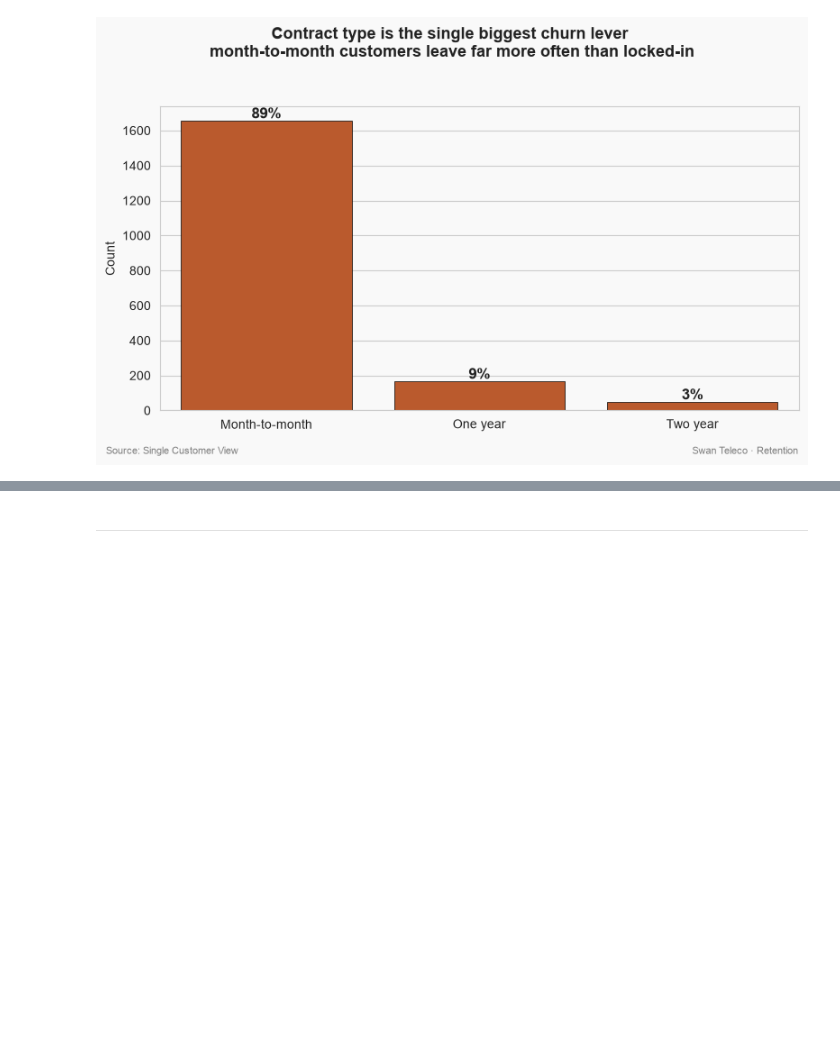
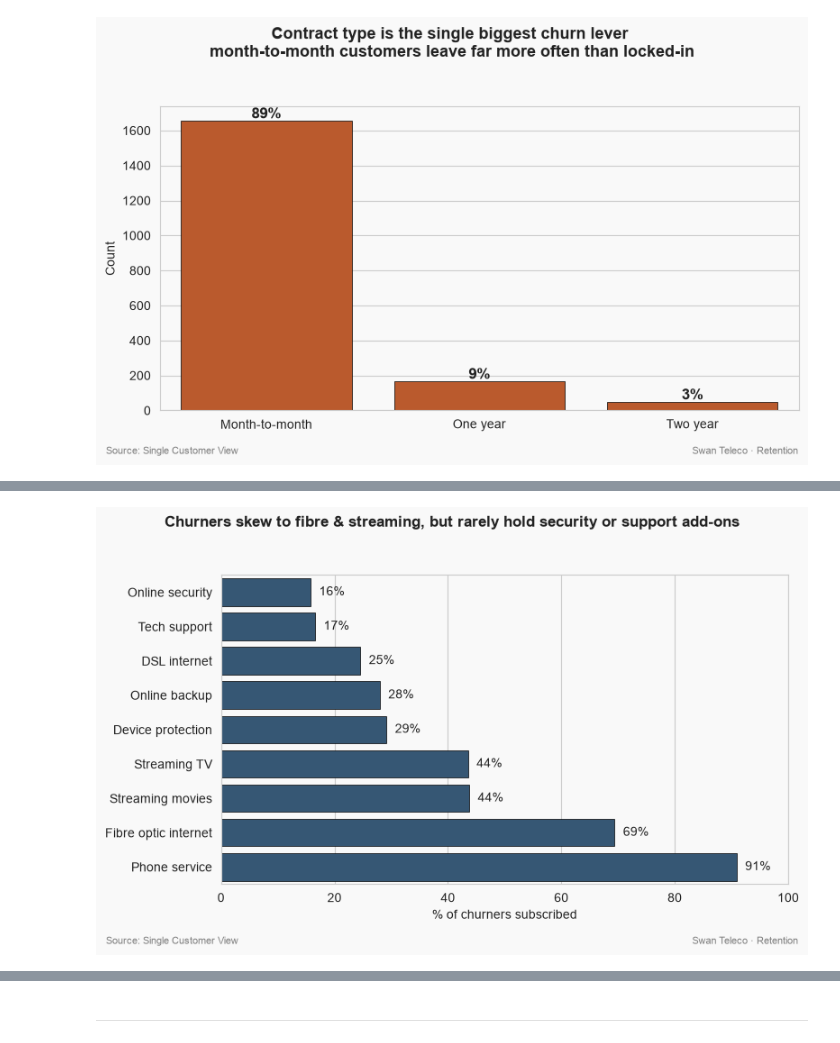
Before and after one commit to Sai-Bolla/SwanTeleco, a Jupyter notebook: eda-and-clustering.ipynb, the cells around one changed output, grey strips where cells are left out. Saved outputs shown, nothing was run; the diff lists cells and outputs as text; code cells hidden in the pictures; blank space fills up the shorter version.

```diff
--- a/eda-and-clustering.ipynb
+++ b/eda-and-clustering.ipynb
@@ -13,7 +23,8 @@ warnings.filterwarnings('ignore') # ignore pandas warnings
 
 PALETTE = ['#2c587e', '#a47147', '#d15115', '#dac3b4']
 # %%
-data = pd.read_csv('swan_data.csv')
+# Load the single customer view (Excel workbook in the project root).
+data = pd.read_excel('1 - Project Data.xlsx')
 data.head()
 # %% [output]
 |  | CustomerID | Count | Country | State | City | Zip Code | Lat Long | Latitude | Longitude | Gender | ... |
@@ -78,5 +89,9 @@ data[data['Total Charges'] == ' ']
 | 6772 | 4075-WKNIU | 1 | United States | California | Bell | 90201 | 33.970343, -118.171368 | 33.970343 | -118.171368 | Female | ... |
 | 6840 | 2775-SEFEE | 1 | United States | California | Wilmington | 90744 | 33.782068, -118.262263 | 33.782068 | -118.262263 | Male | ... |
 # %%
-data['Total Charges'] = data['Total Charges'].str.replace(' ', '0.00')
-data['Total Charges'] = data['Total Charges'].astype('float64')
+# 'Total Charges' is stored as text because 11 brand-new customers (tenure 0) hold a
+# blank ' ' instead of a number. Convert the whole column to numeric so the blanks
+# become NaN, then fill those with 0.0 - a customer with 0 months has accrued no total
+# charges yet. This is more robust than a string replace (it can't silently corrupt a
+# value that happens to contain a space).
+data['Total Charges'] = pd.to_numeric(data['Total Charges'], errors='coerce').fillna(0.0)
@@ -318,0 +396,45 @@ plt.show()
+# %%
+# What products & services do churners have?
+churned = df[df['churn_value'] == 1]
+BG_COLOUR = '#f9f9f9'
+
+# % of churners who actively hold each product/service.
+products = {
+    'Phone service':        (churned['phone_service'] == 'Yes').mean(),
+    'Fibre optic internet': (churned['internet_service'] == 'Fiber optic').mean(),
+    'DSL internet':         (churned['internet_service'] == 'DSL').mean(),
+    'Streaming movies':     (churned['streaming_movies'] == 'Yes').mean(),
+    'Streaming TV':         (churned['streaming_tv'] == 'Yes').mean(),
+    'Online backup':        (churned['online_backup'] == 'Yes').mean(),
+    'Device protection':    (churned['device_protection'] == 'Yes').mean(),
+    'Tech support':         (churned['tech_support'] == 'Yes').mean(),
+    'Online security':      (churned['online_security'] == 'Yes').mean(),
+}
+svc_df = pd.DataFrame({'Service': list(products),
+                       'Percentage': [v * 100 for v in products.values()]})
+svc_df = svc_df.sort_values('Percentage', ascending=True)
+
+fig, ax = plt.subplots(figsize=(8, 5))
+fig.patch.set_facecolor(BG_COLOUR)
+ax.set_facecolor(BG_COLOUR)
+
+sns.barplot(x='Percentage', y='Service', data=svc_df, color=PALETTE[0],
+            ax=ax, edgecolor='black', linewidth=0.5)
+for i, v in enumerate(svc_df['Percentage']):
+    ax.text(v + 1.5, i, f'{v:.0f}%', va='center', fontsize=10, color='#222222')
+
+ax.set_xlabel('% of churners subscribed', color='#222222')
+ax.set_ylabel('')
+ax.set_xlim(0, 100)
+ax.tick_params(colors='#222222')
+for spine in ax.spines.values():
+    spine.set_color('#cccccc')
+
+fig.suptitle('Churners skew to fibre & streaming, but rarely hold security or support add-ons',
+             fontsize=12, fontweight='bold', color='#222222', x=0.5, y=0.97)
+fig.text(0.02, 0.02, 'Source: Single Customer View', fontsize=8, color='grey')
+fig.text(0.98, 0.02, 'Swan Teleco \u00b7 Retention', fontsize=8, color='grey', ha='right')
+plt.tight_layout(rect=[0, 0.04, 1, 0.93])
+plt.show()
+# %% [output]
+[figure, added]
```
Also changed, not shown: parts of 30 cells of this notebook, 11 other files.
